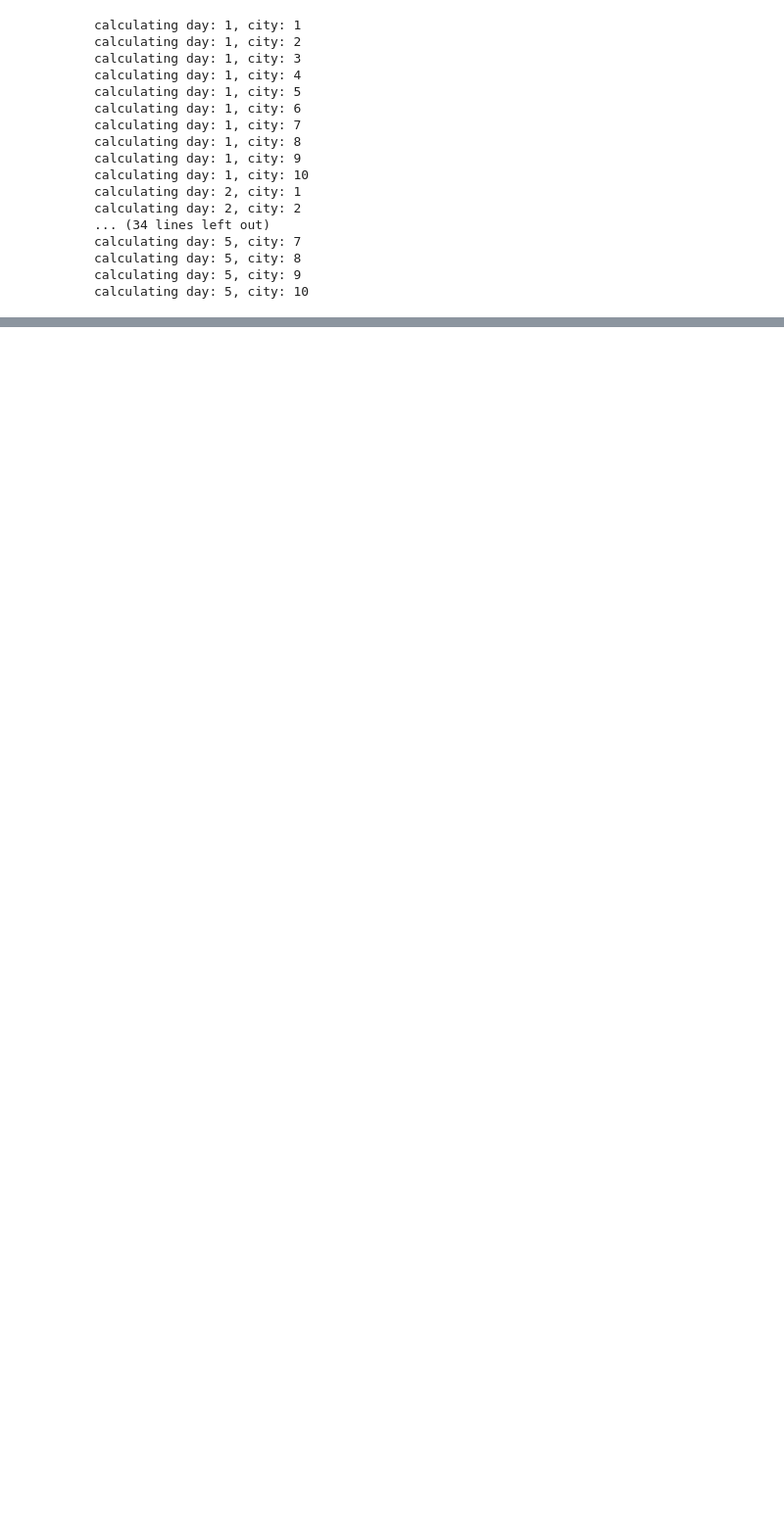
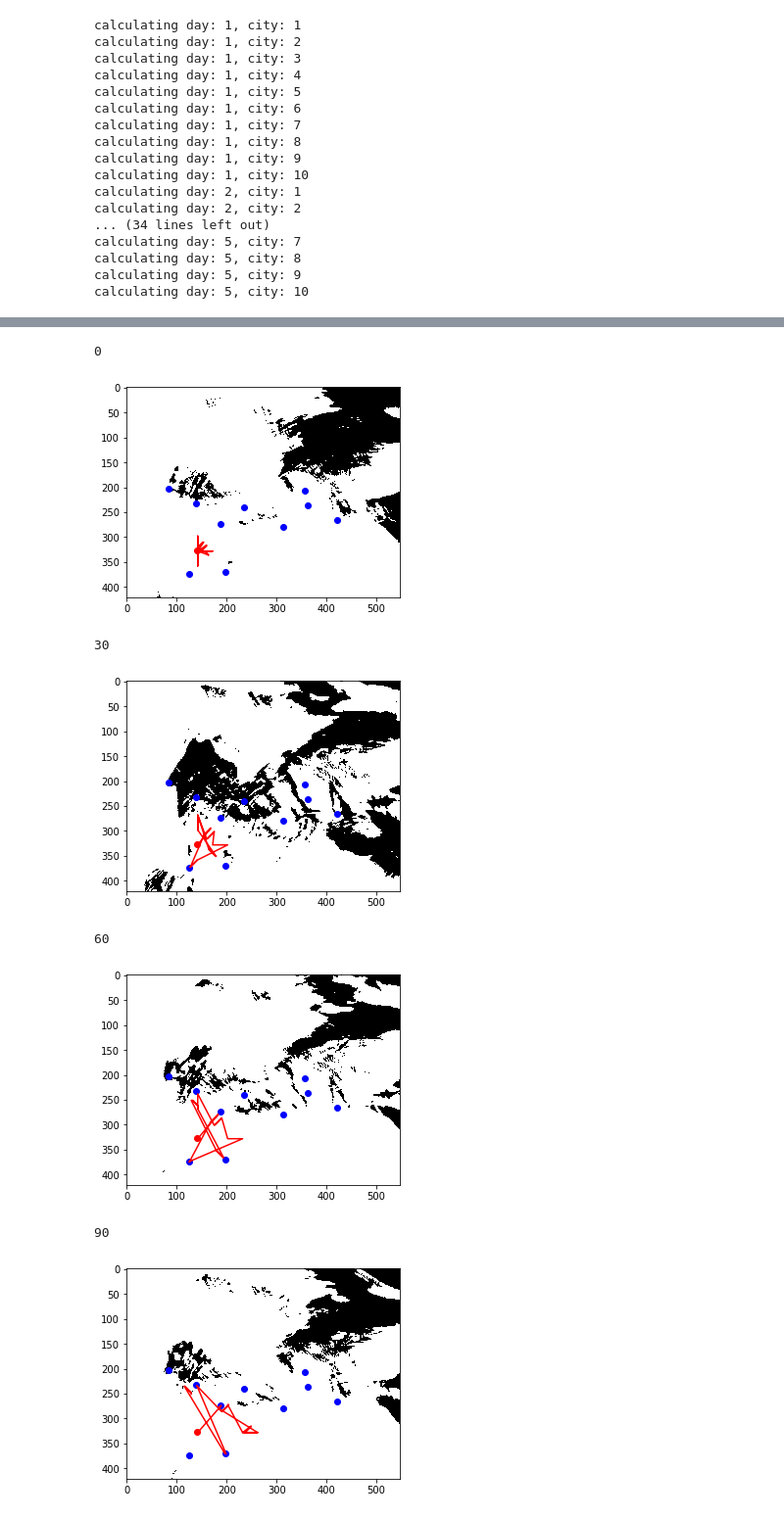
Before and after one commit to JanLauGe/future_challenge_hackathon, a Jupyter notebook: code/pathfinding_laurens.ipynb, the cells around one changed output, grey strips where cells are left out. Shown: that part at 98% size. Drawn from its saved outputs; the diff is of its cells as text; code cells hidden in the pictures; blank space fills up the shorter version.

Commit message:
updating plotting

```diff
--- a/code/pathfinding_laurens.ipynb
+++ b/code/pathfinding_laurens.ipynb
@@ -283,2 +273,5 @@ out.head()
 # %%
 out.to_csv('out.csv', index=False, header=False)
+# %%
+x2 = solution.loc[solution.day == 11,['x','y','z','city']]
+x2.head()
@@ -285,2 +285,11 @@ out.to_csv('out.csv', index=False, header=False)
 # %%
-plot_series(arr_world_big[:,:,:,0], cities, x)
+plot_series(arr_world_big[:,:,:,0], cities, x2)
+# %% [output]
+0
+[figure, added]
+30
+[figure, added]
+60
+[figure, added]
+90
+[figure, added]
```
Also changed, not shown: parts of 14 cells of this notebook.
